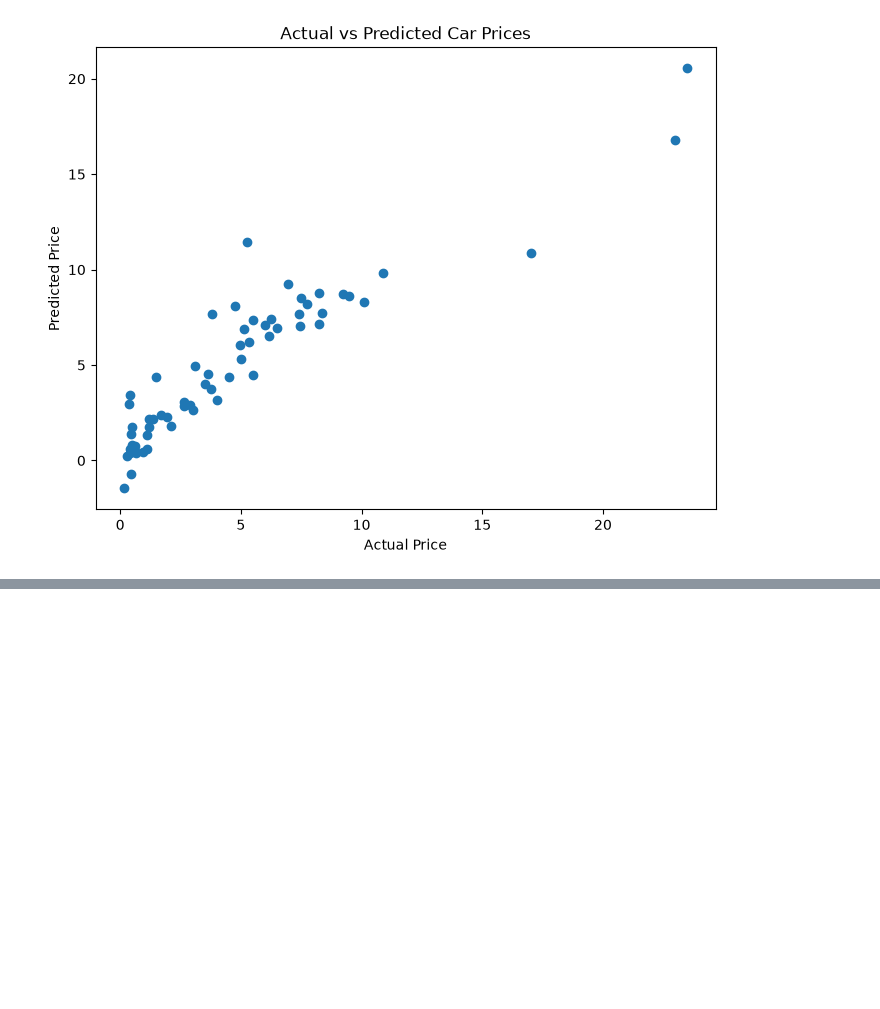
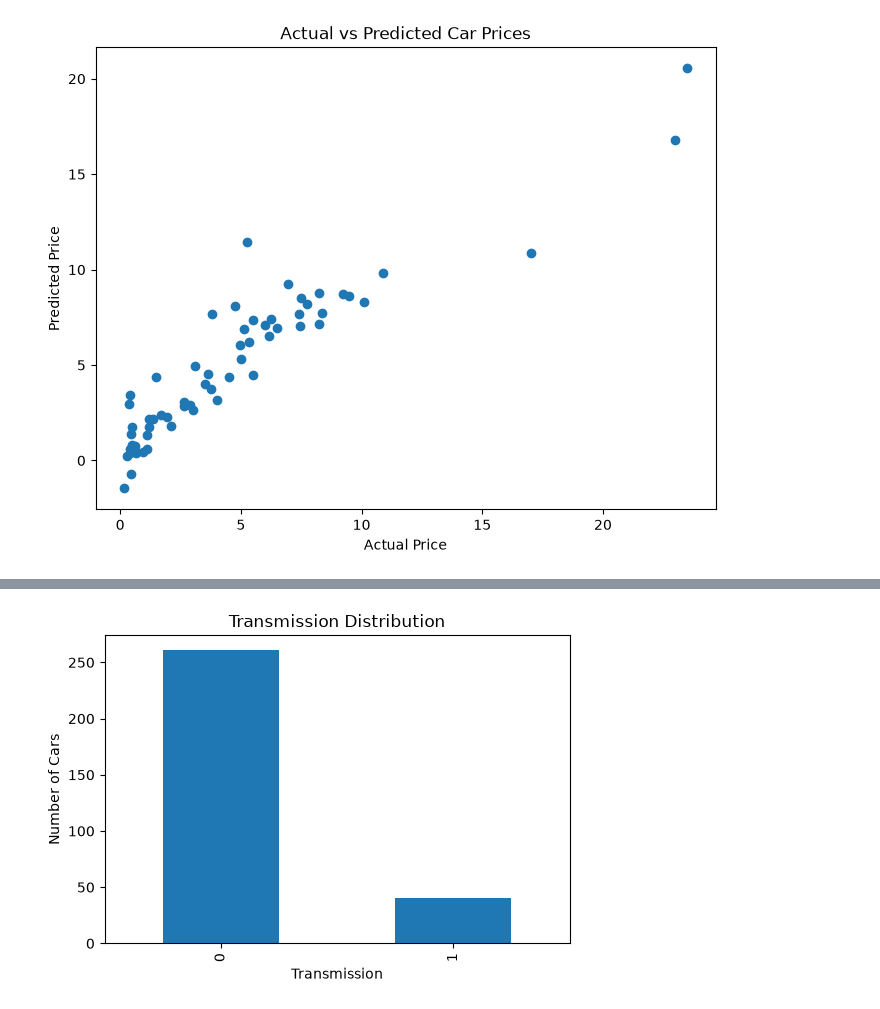
Before and after one commit to Sushil77964/data-science-car-price-prediction, a Jupyter notebook: notebooks/Car_Price_Prediction.ipynb, the cells around one changed output, grey strips where cells are left out. Saved outputs shown, nothing was run; the diff lists cells and outputs as text; code cells hidden in the pictures; blank space fills up the shorter version.

```diff
--- a/notebooks/Car_Price_Prediction.ipynb
+++ b/notebooks/Car_Price_Prediction.ipynb
@@ -373,0 +438,12 @@ plt.show()
+# %%
+plt.figure(figsize=(6,4))
+
+df["Transmission"].value_counts().plot(kind="bar")
+
+plt.title("Transmission Distribution")
+plt.xlabel("Transmission")
+plt.ylabel("Number of Cars")
+
+plt.show()
+# %% [output]
+[figure, added]
```
Also changed, not shown: parts of 18 cells of this notebook.
